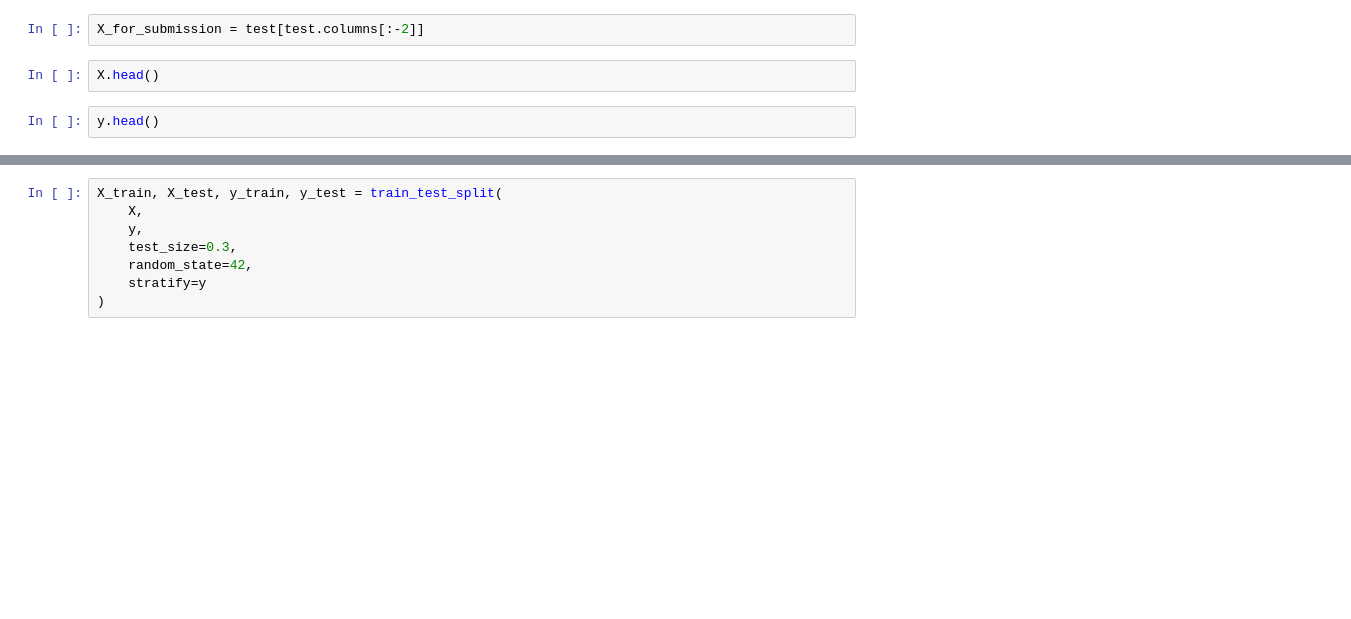
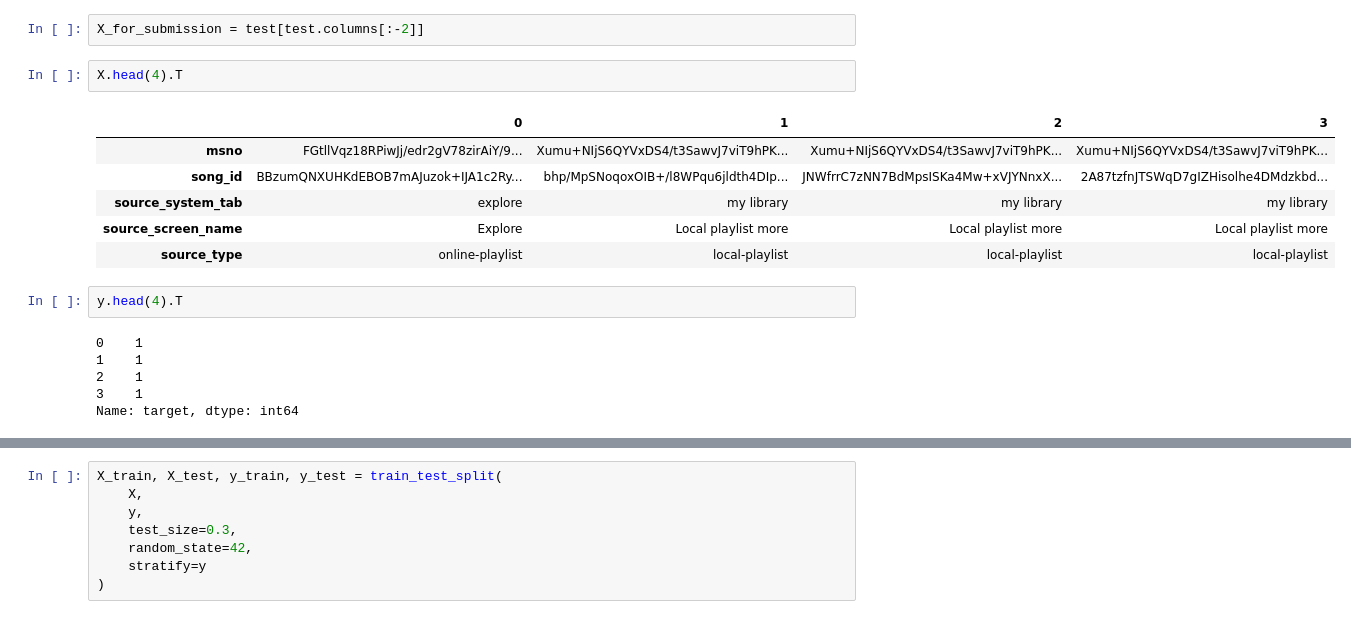
Before and after one commit to IooHooI/RECOMMENDATION_SYSTEMS_2, a Jupyter notebook: notebooks/SOLUTION.ipynb, the cells around one changed output, grey strips where cells are left out. Drawn from its saved outputs; the diff is of its cells as text; blank space fills up the shorter version.

```diff
--- a/notebooks/SOLUTION.ipynb
+++ b/notebooks/SOLUTION.ipynb
@@ -185,8 +483,21 @@ X, y = train[train.columns[:-2]], train[train.columns[-2]]
 # %%
 X_for_submission = test[test.columns[:-2]]
 # %%
-X.head()
+X.head(4).T
+# %% [output]
+|  | 0 | 1 | 2 | 3 |
+| msno | FGtllVqz18RPiwJj/edr2gV78zirAiY/9... | Xumu+NIjS6QYVxDS4/t3SawvJ7viT9hPK... | Xumu+NIjS6QYVxDS4/t3SawvJ7viT9hPK... | Xumu+NIjS6QYVxDS4/t3SawvJ7viT9hPK... |
+| song_id | BBzumQNXUHKdEBOB7mAJuzok+IJA1c2Ry... | bhp/MpSNoqoxOIB+/l8WPqu6jldth4DIp... | JNWfrrC7zNN7BdMpsISKa4Mw+xVJYNnxX... | 2A87tzfnJTSWqD7gIZHisolhe4DMdzkbd... |
+| source_system_tab | explore | my library | my library | my library |
+| source_screen_name | Explore | Local playlist more | Local playlist more | Local playlist more |
+| source_type | online-playlist | local-playlist | local-playlist | local-playlist |
 # %%
-y.head()
+y.head(4).T
+# %% [output]
+0    1
+1    1
+2    1
+3    1
+Name: target, dtype: int64
 # %%
 X_for_submission.head()
```
Also changed, not shown: parts of 63 cells of this notebook.
